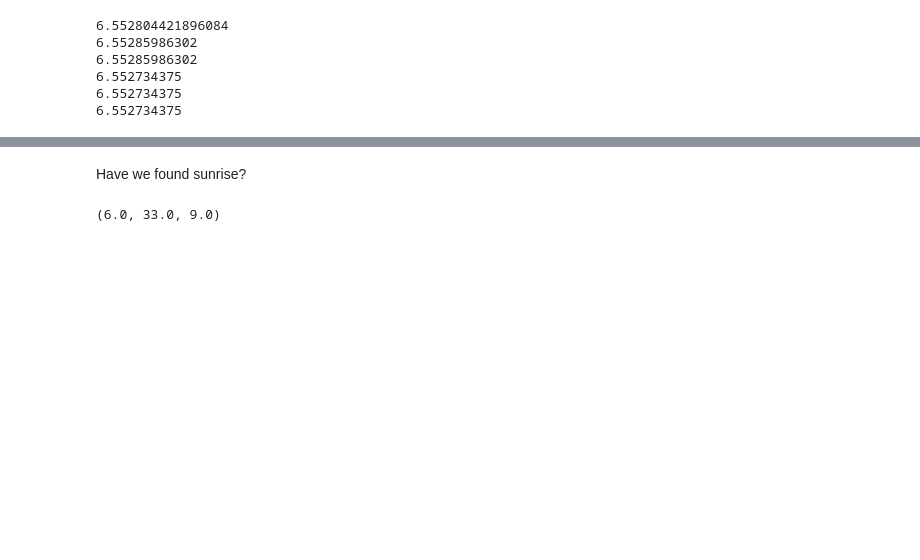
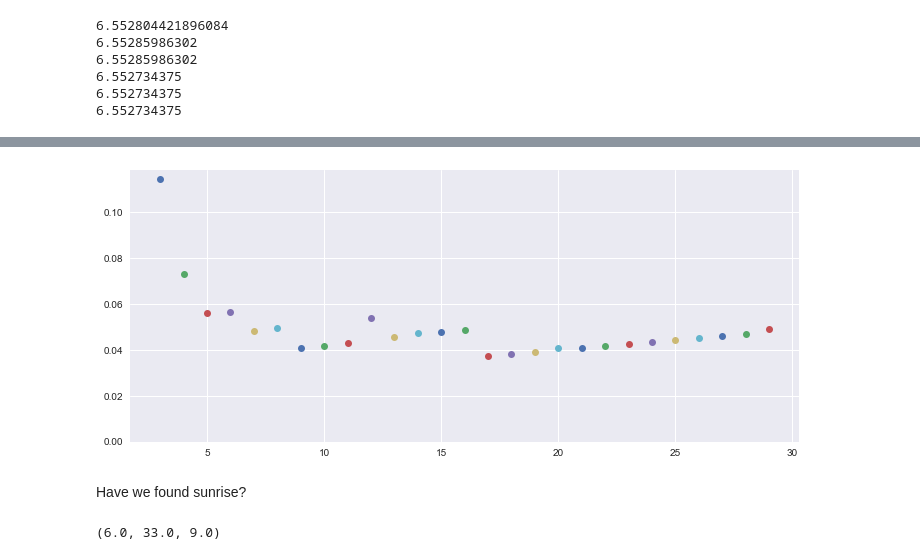
Before and after one commit to skyfielders/astronomy-notebooks, a Jupyter notebook: Talks/2018-08-pybay.ipynb, the cells around one changed output, grey strips where cells are left out. Saved outputs shown, nothing was run; the diff lists cells and outputs as text; code cells hidden in the pictures; blank space fills up the shorter version.

```diff
--- a/Talks/2018-08-pybay.ipynb
+++ b/Talks/2018-08-pybay.ipynb
@@ -65,13 +65,11 @@ boston.lat = '42.37'
 boston.lon = '-71.03'
 mars = ephem.Mars()
 altitudes = []
-for hour in range(24):
+for hour in range(6):
     boston.date = '2018/8/18 %d' % hour  # awkward
     mars.compute(boston)                 # awkward
     altitudes.append(mars.alt)           # awkward
 altitudes
-
-# TODO move sun here?
 # %% [output]
 [0.14778609573841095,
  0.26083600521087646,
@@ -103,7 +90,3 @@ alt, az, distance = sf.at(t6).observe(sun).apparent().altaz()
 print(alt)
 # %% [output]
 -06deg 12' 11.4"
-# %%
-t7 = ts.utc(2018, 8, 19, 7 - PDT)
-alt, az, distance = sf.at(t7).observe(sun).apparent().altaz()
-print(alt)
@@ -431,3 +405,13 @@ print(phalanx_search(6, 7, 1/3600, 9, f))
+# %%
+from time import time
+for i in range(3, 30):
+    t0 = time()
+    phalanx_search(6, 7, 1/3600, i, f)
+    dt = time() - t0
+    plot(i, dt, 'o')
+ylim(0);
+# %% [output]
+[figure, added]
 # %% [markdown]
 Have we found sunrise?
 # %%
```
Also changed, not shown: parts of 22 cells of this notebook.
